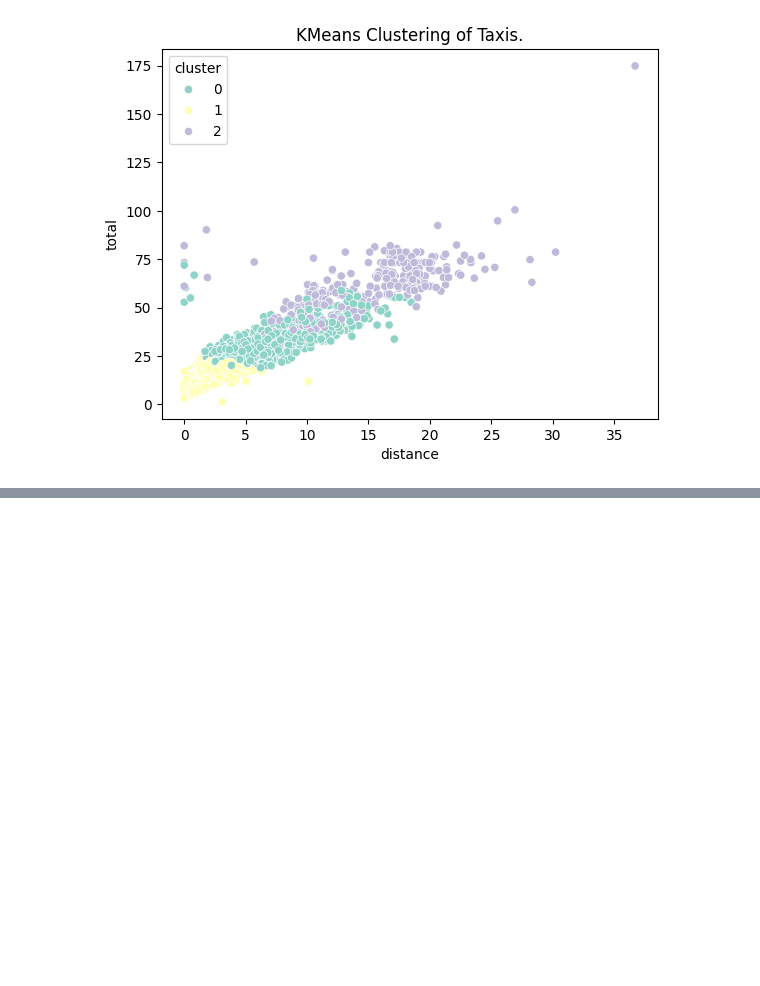
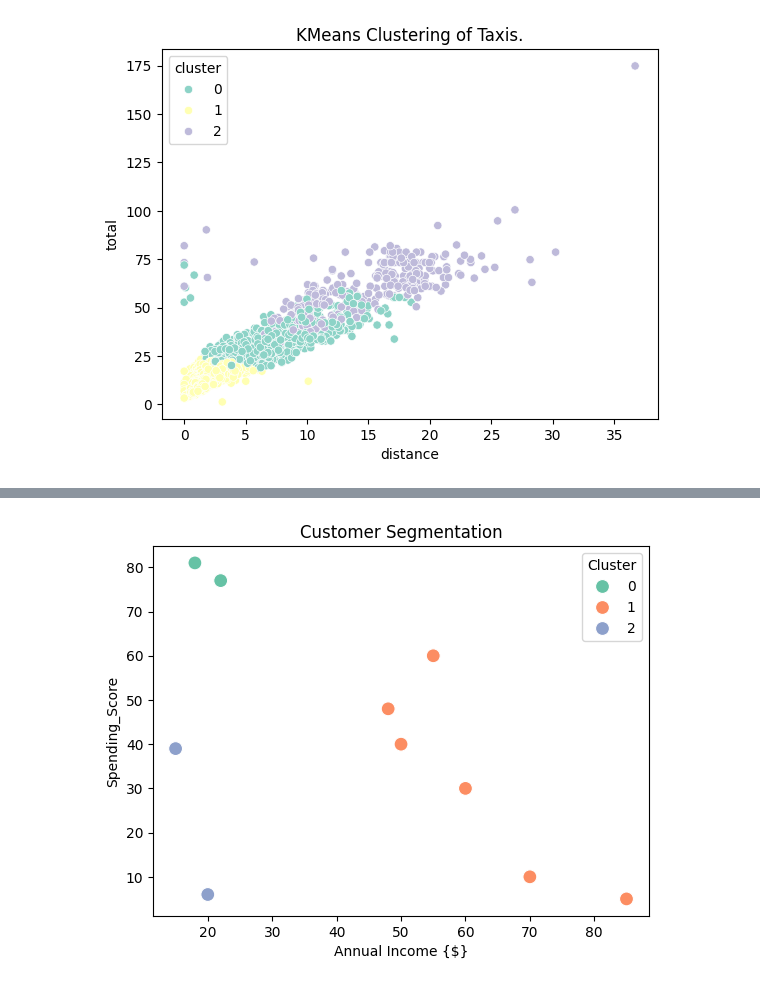
Before and after one commit to katariasid565/Python-Learning-Journey, a Jupyter notebook: day18_kmeans_clustering.ipynb, the cells around one changed output, grey strips where cells are left out. Cells and saved outputs as stored; diff of their text form; code cells hidden in the pictures; blank space fills up the shorter version.

```diff
--- a/day18_kmeans_clustering.ipynb
+++ b/day18_kmeans_clustering.ipynb
@@ -165,0 +186,18 @@ df2.head()
+# %%
+features = ["Age", "Annual_Income", "Spending_Score"]
+X = df3[features]
+# %%
+scaler3 = StandardScaler()
+# %%
+x_Scaled = scaler3.fit_transform(X)
+# %%
+kmeans = KMeans(n_clusters = 3, random_state = 42)
+df3["Cluster"] = kmeans.fit_predict(x_Scaled)
+# %%
+sns.scatterplot(x = "Annual_Income", y = "Spending_Score", data = df3, palette = "Set2", hue = "Cluster", s = 100)
+plt.title("Customer Segmentation")
+plt.xlabel("Annual Income {$}")
+plt.ylabel("Spending_Score")
+plt.show()
+# %% [output]
+[figure, added]
```
Also changed, not shown: parts of 3 cells of this notebook, 4 other files.
